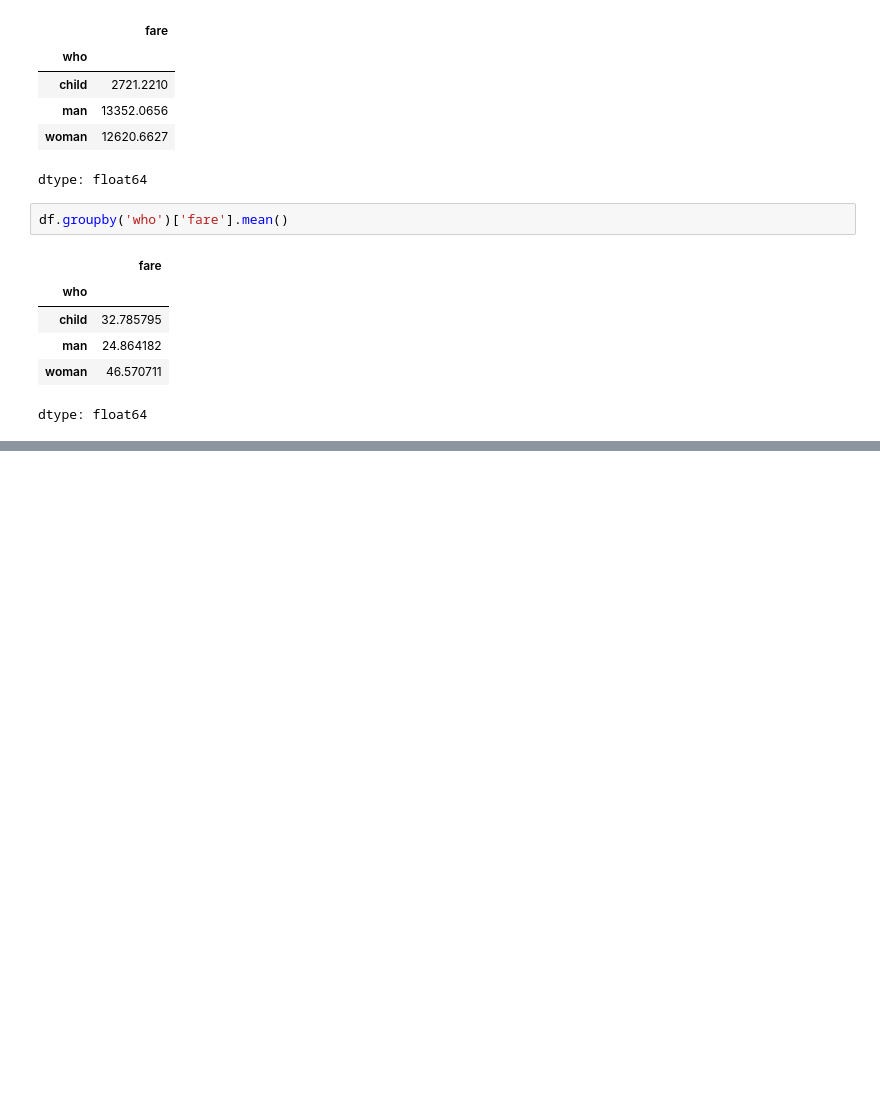
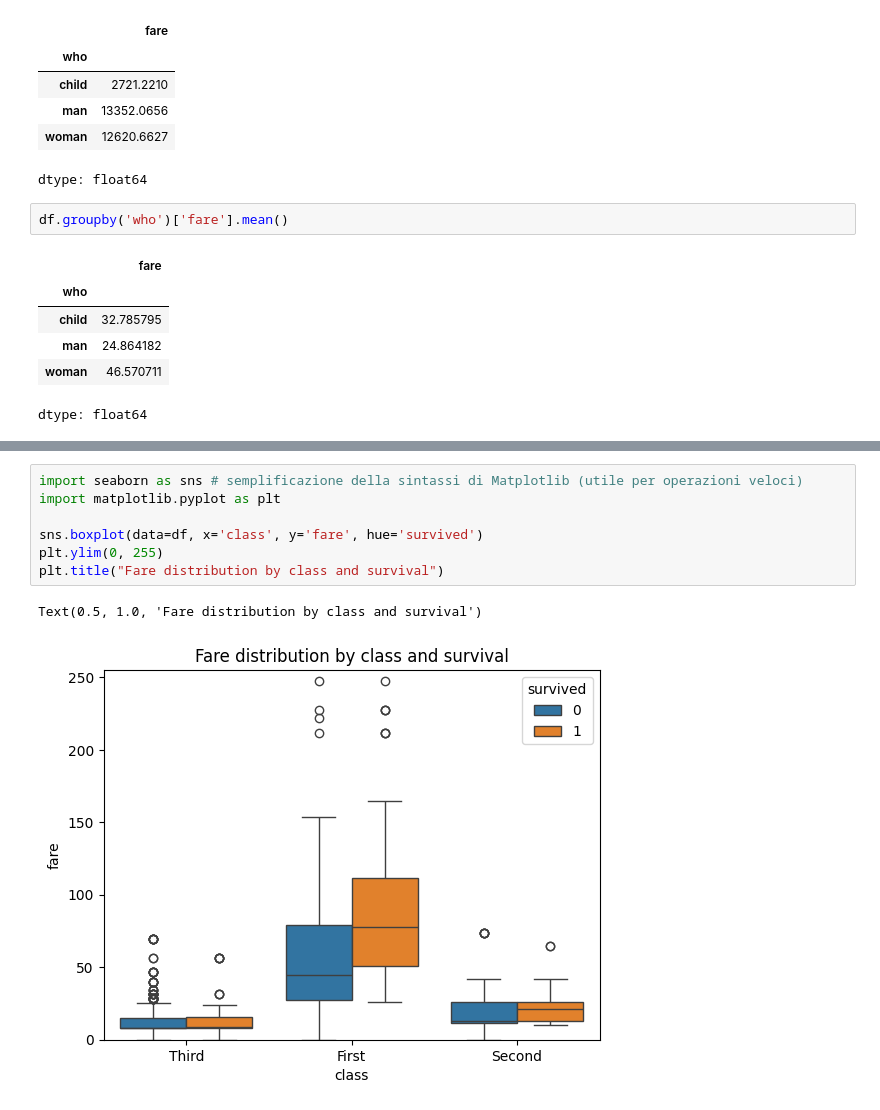
Before and after one commit to SimoRinaldi/Machine-Learning-Uni, a Jupyter notebook: 05a-pandas-titanic.ipynb, the cells around one changed output, grey strips where cells are left out. Drawn from its saved outputs; the diff is of its cells as text; blank space fills up the shorter version.

```diff
--- a/05a-pandas-titanic.ipynb
+++ b/05a-pandas-titanic.ipynb
@@ -763,0 +764,10 @@ df.boxplot('age', by='who');
+# %%
+import seaborn as sns # semplificazione della sintassi di Matplotlib (utile per operazioni veloci)
+import matplotlib.pyplot as plt
+
+sns.boxplot(data=df, x='class', y='fare', hue='survived')
+plt.ylim(0, 255)
+plt.title("Fare distribution by class and survival")
+# %% [output]
+Text(0.5, 1.0, 'Fare distribution by class and survival')
+[figure, added]
```
Also changed, not shown: parts of 5 cells of this notebook.
